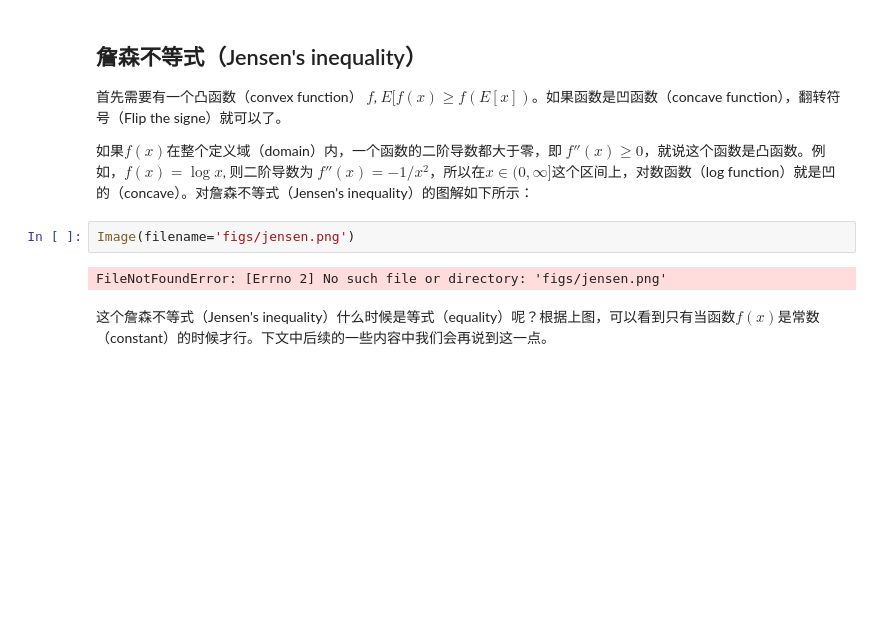
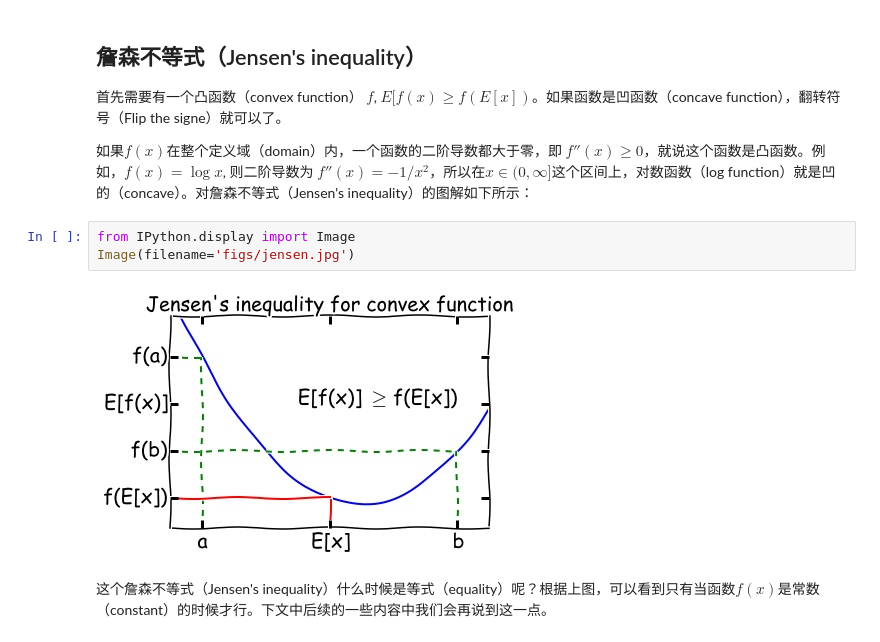
Before and after one commit to hello-kukoo/Duke-STA-663-CN, a Jupyter notebook: 已经翻译的讲座内容/Topic12_Expectation_Maximization_1/EM algorithm.ipynb, the cells around one changed output. Cells and saved outputs as stored; diff of their text form; blank space fills up the shorter version.

```diff
--- a/已经翻译的讲座内容/Topic12_Expectation_Maximization_1/EM algorithm.ipynb
+++ b/已经翻译的讲座内容/Topic12_Expectation_Maximization_1/EM algorithm.ipynb
@@ -38,10 +38,11 @@ from scipy.stats import bernoulli, binom
 首先需要有一个凸函数（convex function） $f$, $E[f(x) \geq f(E[x])$。如果函数是凹函数（concave function），翻转符号（Flip the signe）就可以了。
 
 如果$f(x)$在整个定义域（domain）内，一个函数的二阶导数都大于零，即 $f''(x) \geq 0$，就说这个函数是凸函数。例如，$f(x) = \log x$, 则二阶导数为 $f''(x) = -1/x^2$，所以在$x \in (0, \infty]$这个区间上，对数函数（log function）就是凹的（concave）。对詹森不等式（Jensen's inequality）的图解如下所示：
-# %%
-Image(filename='figs/jensen.png')
-# %% [output]
-FileNotFoundError: [Errno 2] No such file or directory: 'figs/jensen.png'
+# %%
+from IPython.display import Image
+Image(filename='figs/jensen.jpg')
+# %% [output]
+[figure, added]
 # %% [markdown]
 这个詹森不等式（Jensen's inequality）什么时候是等式（equality）呢？根据上图，可以看到只有当函数$f(x)$是常数（constant）的时候才行。下文中后续的一些内容中我们会再说到这一点。
 # %% [markdown]
```
Also changed, not shown: 1 other file.
